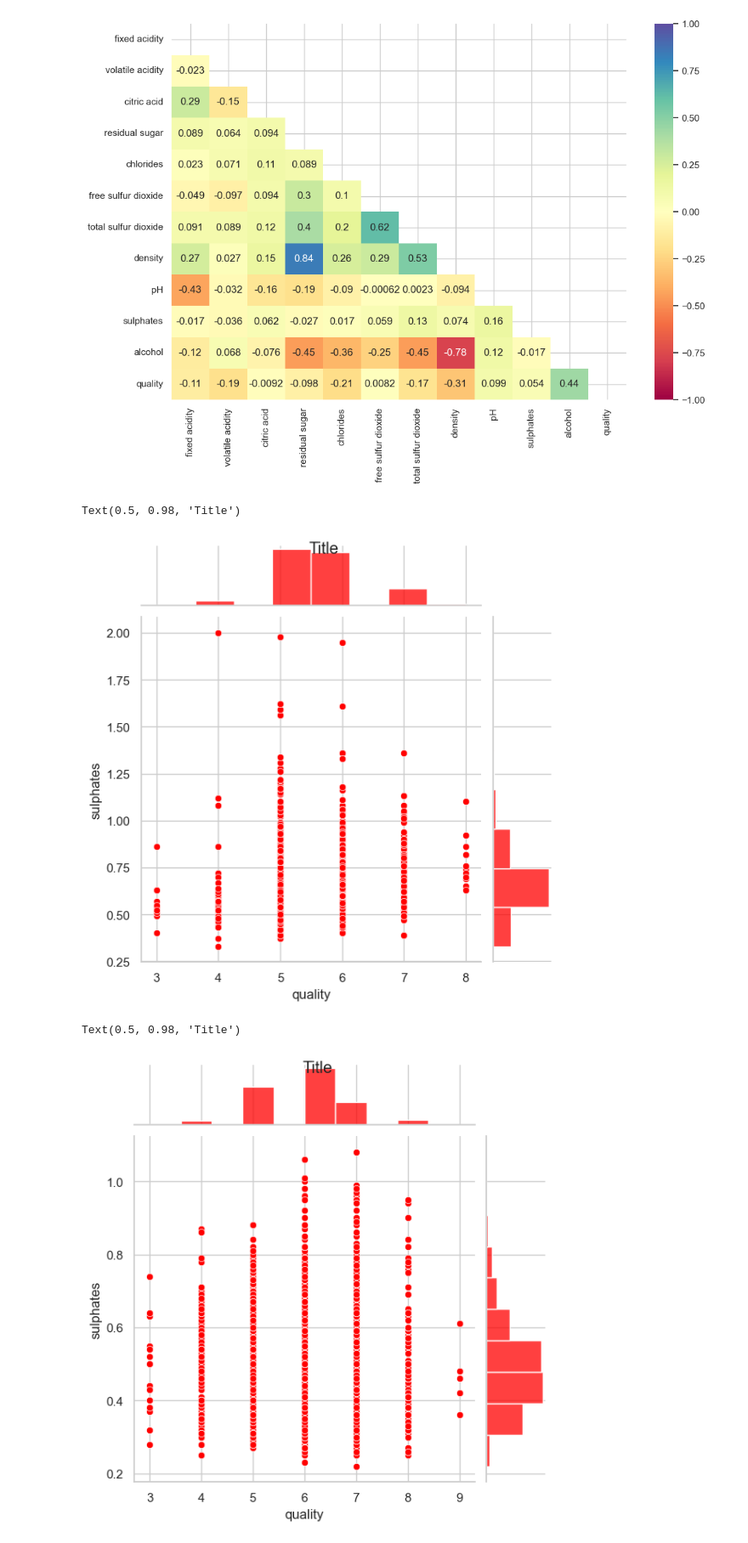
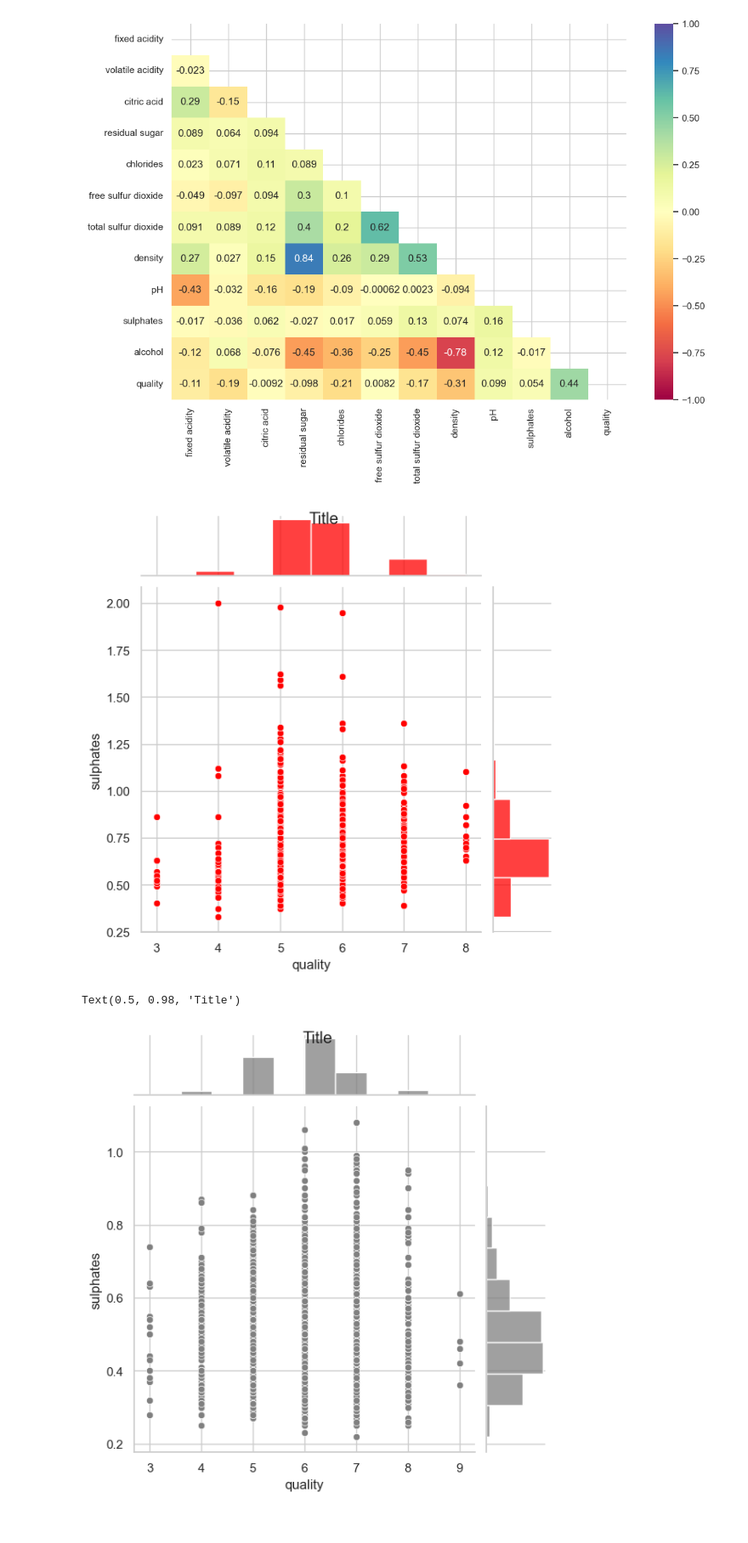
Before and after one commit to roop-kaur/BBVines, a Jupyter notebook: sprint_2.ipynb, the cells around one changed output. Shown at 85% size. Cells and saved outputs as stored; diff of their text form; code cells hidden in the pictures.

```diff
--- a/sprint_2.ipynb
+++ b/sprint_2.ipynb
@@ -69,12 +70,11 @@ plt.show()
 # %% [output]
 [figure]
 # %%
-sns.jointplot(data=red_wine, x="quality", y="sulphates",color='red', marginal_kws=dict(bins=8, fill=True),).fig.suptitle("Title")
+p=sns.jointplot(data=red_wine, x="quality", y="sulphates",color='red', marginal_kws=dict(bins=8, fill=True),).fig.suptitle("Title")
 # %% [output]
-Text(0.5, 0.98, 'Title')
 [figure]
 # %%
-sns.jointplot(data=white_wine, x="quality", y="sulphates",color='red', marginal_kws=dict(bins=10, fill=True),).fig.suptitle("Title")
+sns.jointplot(data=white_wine, x="quality", y="sulphates",color='grey', marginal_kws=dict(bins=10, fill=True),).fig.suptitle("Title")
 # %% [output]
 Text(0.5, 0.98, 'Title')
-[figure, old version]
+[figure, new version]
```
Also changed, not shown: parts of 9 cells of this notebook, 1 other file.
